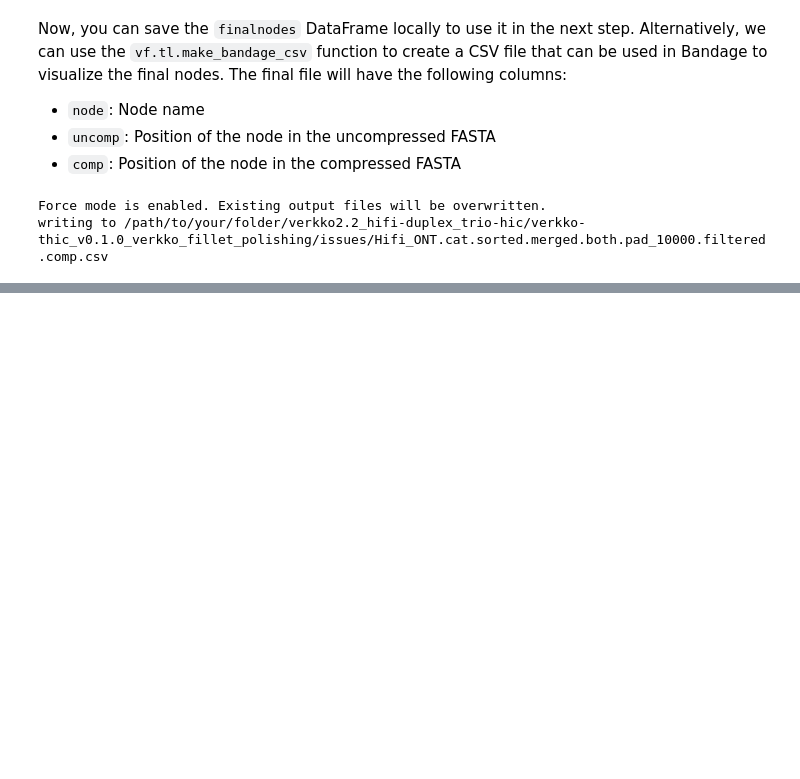
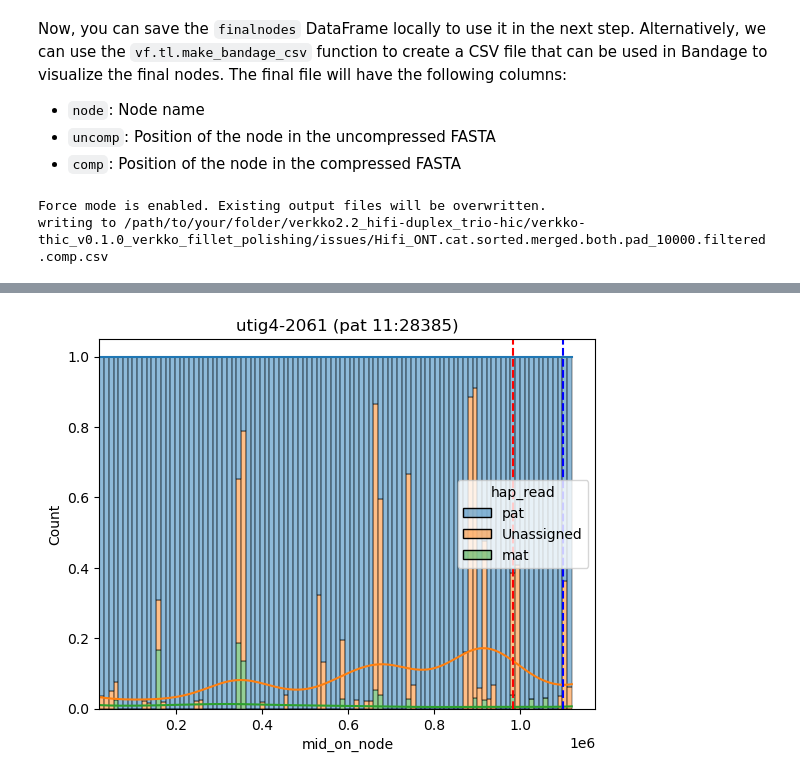
Before and after one commit to jjuhyunkim/verkko-fillet, a Jupyter notebook: docs/tutorials/basics/conv_fasta_gfa.ipynb, the cells around one changed output, grey strips where cells are left out. Cells and saved outputs as stored; diff of their text form; code cells hidden in the pictures; blank space fills up the shorter version.

```diff
--- a/docs/tutorials/basics/conv_fasta_gfa.ipynb
+++ b/docs/tutorials/basics/conv_fasta_gfa.ipynb
@@ -88,0 +229,4 @@ writing to /path/to/your/folder/verkko2.2_hifi-duplex_trio-hic/verkko-thic_v0.1.
+# %%
+vf.pl.plotHist_readOnNode(nodeinfo, mergedb_all, loc_on_node, node, hue = "hap_read", x = "mid_on_node", multiple = 'fill')
+# %% [output]
+[figure, added]
```
Also changed, not shown: parts of 17 cells of this notebook, 8 other files.
